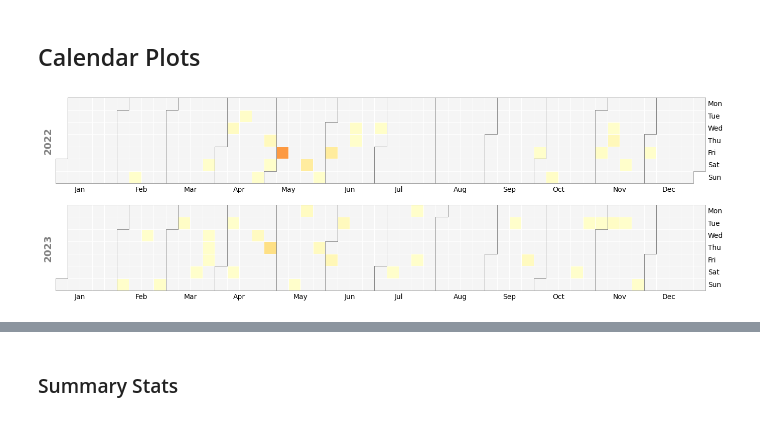
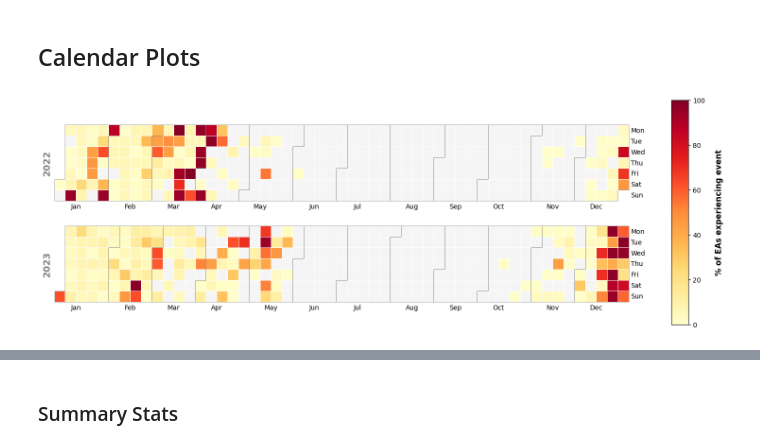
Before and after one commit to KaytheDee/pqr_extreme_weather_analysis, a Jupyter notebook: notebooks/Extreme_Weather_per_Month.ipynb, the cells around one changed output, grey strips where cells are left out. Drawn from its saved outputs; the diff is of its cells as text; code cells hidden in the pictures.

```diff
--- a/notebooks/Extreme_Weather_per_Month.ipynb
+++ b/notebooks/Extreme_Weather_per_Month.ipynb
@@ -657,7 +656,10 @@ def plot_extreme_weather_calendar(
 
         gridspec_kws={
             'hspace': hspace
-        }
+        },
+
+        dropzero=True,
+
     )
 
     # -------------------------------------------------
@@ -693,20 +695,20 @@ def plot_extreme_weather_calendar(
 # %%
 plot_extreme_weather_calendar(
     day_total_all_eas_norm,
-    event_col='PWL',
+    event_col='T',
     cmap='YlOrRd',
 
     # Cell border styling
     linewidth=0.5,
     linecolor='white',
 
     # Missing-day color
     fillcolor='whitesmoke',
 
     start_august=False,
     title='',
-    show_colorbar=False,
+    show_colorbar=True,
     # save_path = PLOTS_DIR / 'PWL_calendar_plot.png'
 )
 # %% [output]
-[figure, old version]
+[figure, new version]
```
Also changed, not shown: parts of 63 cells of this notebook, 4 other files.
